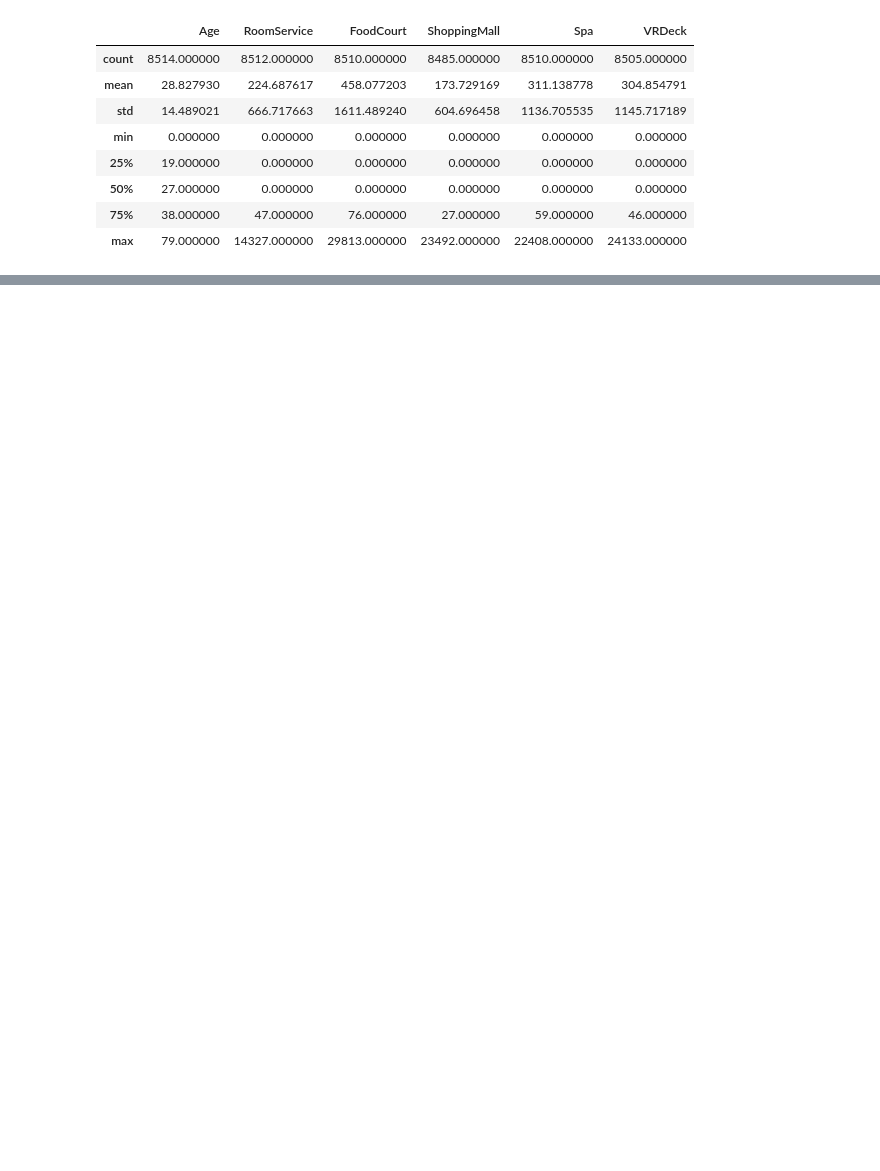
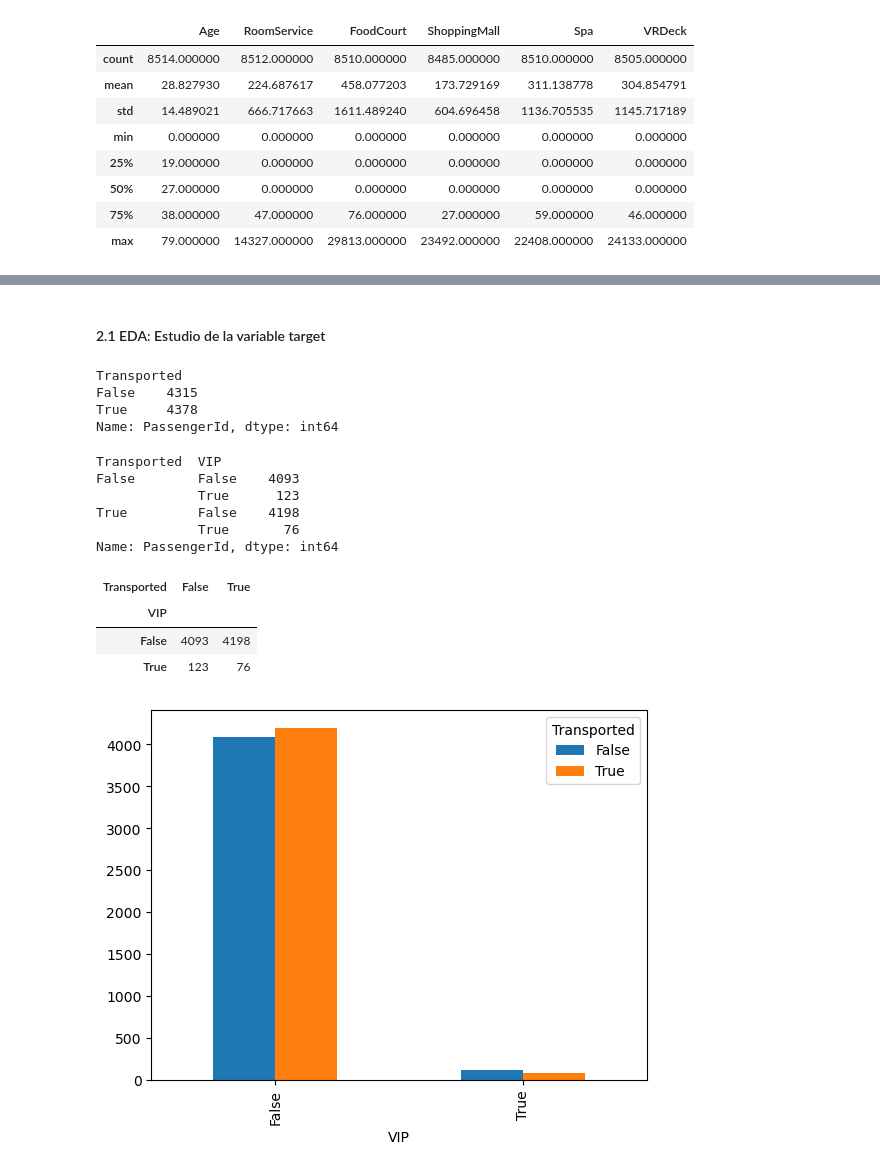
Before and after one commit to JeanGC970520/spaceship_titanic, a Jupyter notebook: main.ipynb, the cells around one changed output, grey strips where cells are left out. Drawn from its saved outputs; the diff is of its cells as text; code cells hidden in the pictures; blank space fills up the shorter version.

Commit message:
Doing a EDA with the target feature

```diff
--- a/main.ipynb
+++ b/main.ipynb
@@ -99,0 +123,33 @@ X_train_full.describe()
+# %% [markdown]
+#### 2.1 EDA: Estudio de la variable target
+# %%
+X_train_full.groupby(['Transported']).count()['PassengerId']
+# %% [output]
+Transported
+False    4315
+True     4378
+Name: PassengerId, dtype: int64
+# %%
+# Target vs VIP
+X_train_full.groupby(['Transported', 'VIP']).count()['PassengerId']
+# %% [output]
+Transported  VIP
+False        False    4093
+             True      123
+True         False    4198
+             True       76
+Name: PassengerId, dtype: int64
+# %%
+grouped_vip = X_train_full.groupby(['Transported', 'VIP']).count()['PassengerId']
+grouped_vip.unstack(level=0)
+# %% [output]
+| Transported | False | True |
+| VIP |  |  |
+| False | 4093 | 4198 |
+| True | 123 | 76 |
+# %%
+# sns.barplot(grouped_vip.unstack(level=0))
+grouped_vip.unstack(level=0).plot.bar()
+plt.show()
+# %% [output]
+[figure, added]
```
Also changed, not shown: parts of 13 cells of this notebook.
